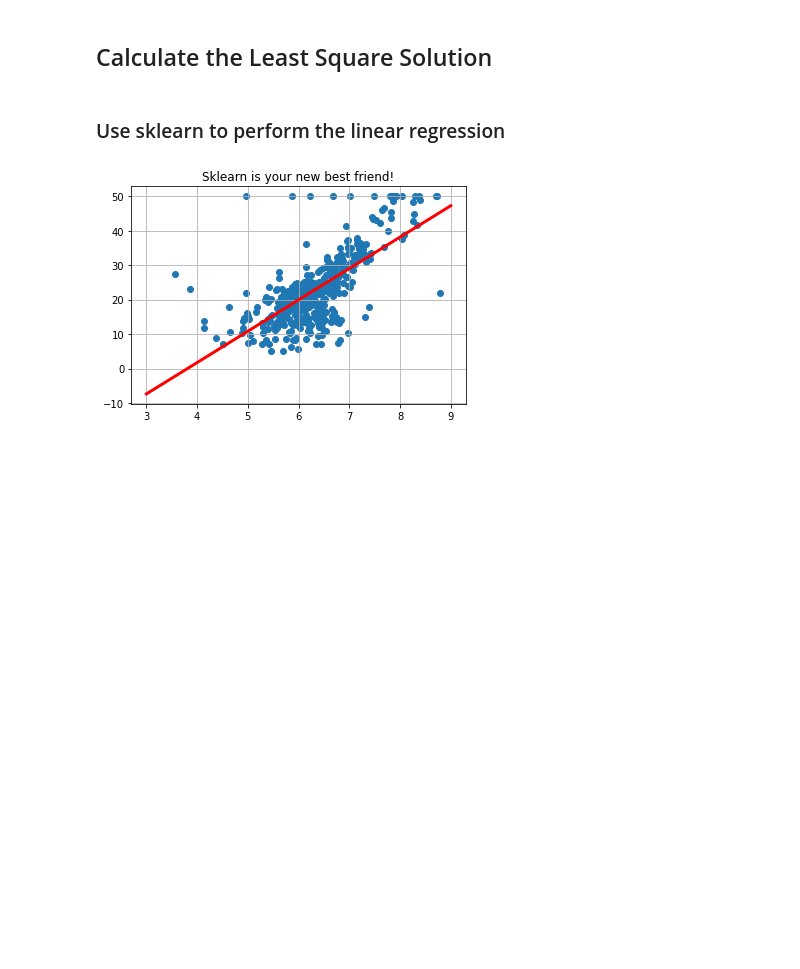
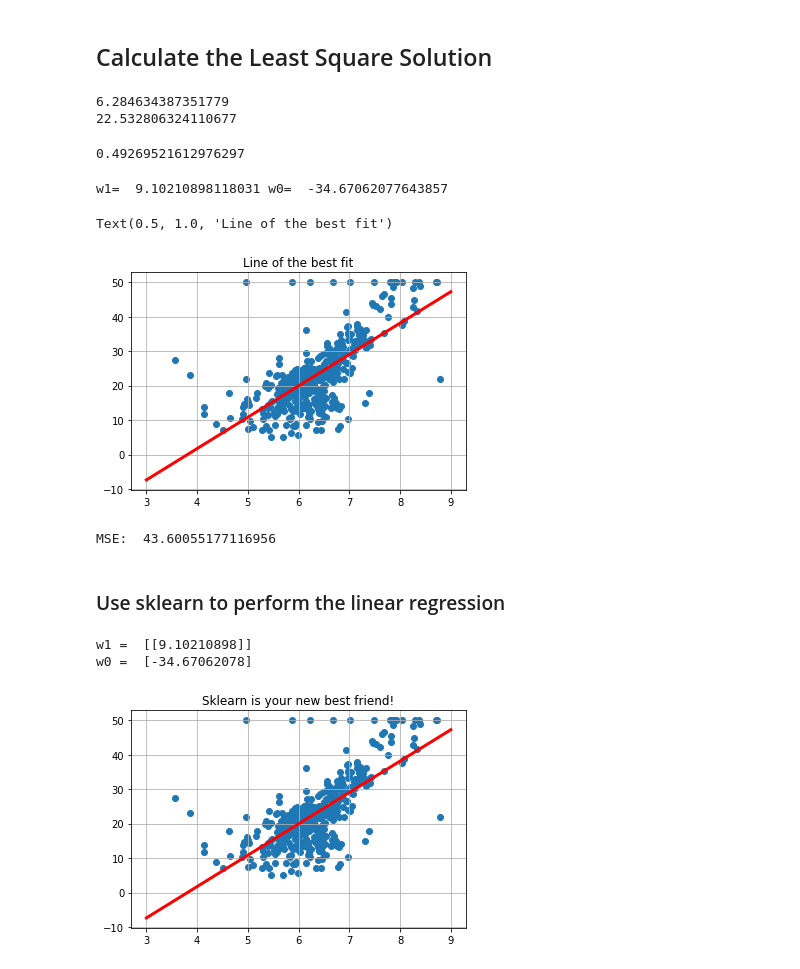
Before and after one commit to huaijiangzhu/SummerML, a Jupyter notebook: day3/demo_boston_housing_one_variable.ipynb, the cells around one changed output. Saved outputs shown, nothing was run; the diff lists cells and outputs as text; code cells hidden in the pictures; blank space fills up the shorter version.

```diff
--- a/day3/demo_boston_housing_one_variable.ipynb
+++ b/day3/demo_boston_housing_one_variable.ipynb
@@ -50,6 +50,46 @@ plt.grid()
 ## Calculate the Least Square Solution
 # %%
 ## Use np.mean to compute mean, np.var to compute the variance
+
+## Use np.mean to compute mean, np.var to compute the variance
+mean_x = np.mean(x)
+mean_y = np.mean(y)
+
+print(mean_x)
+print(mean_y)
+# %% [output]
+6.284634387351779
+22.532806324110677
+# %%
+var_x = np.var(x)
+print(var_x)
+
+covxy = np.mean((x-mean_x)*(y-mean_y))
+# %% [output]
+0.49269521612976297
+# %%
+w1 = covxy/var_x
+w0 = mean_y - w1*mean_x
+print('w1= ',w1,'w0= ',w0)
+# %% [output]
+w1=  9.10210898118031 w0=  -34.67062077643857
+# %%
+xplt = np.linspace(3,9,100)
+yplt = w0 + w1*xplt
+
+plt.plot(xplt, yplt, c='red', linewidth = 3)
+plt.scatter(x, y)
+plt.grid()
+plt.title('Line of the best fit')
+# %% [output]
+Text(0.5, 1.0, 'Line of the best fit')
+[figure, added]
+# %%
+yhat = w0 + w1*x
+MSE = np.mean((y - yhat)**2)
+print('MSE: ', MSE)
+# %% [output]
+MSE:  43.60055177116956
 # %% [markdown]
 ### Use sklearn to perform the linear regression
 # %%
@@ -57,13 +97,18 @@ plt.grid()
 from sklearn import linear_model
 
 regr = linear_model.LinearRegression()
-regr.fit(x.reshape(-1,1),y.reshape(-1,1))
+regr.fit(x.reshape(-1,1), y.reshape(-1,1))
 
-y_new = regr.predict(x_new.reshape(-1,1))
+print ('w1 = ', regr.coef_)
+print ('w0 = ', regr.intercept_)
+
+yplt = regr.predict(xplt.reshape(-1,1))
 plt.figure()
-plt.plot(x_new,y_new, c='red', linewidth = 3)
+plt.plot(xplt,yplt, c='red', linewidth = 3)
 plt.scatter(x,y)
 plt.grid()
 plt.title('Sklearn is your new best friend!');
 # %% [output]
+w1 =  [[9.10210898]]
+w0 =  [-34.67062078]
 [figure]
```
